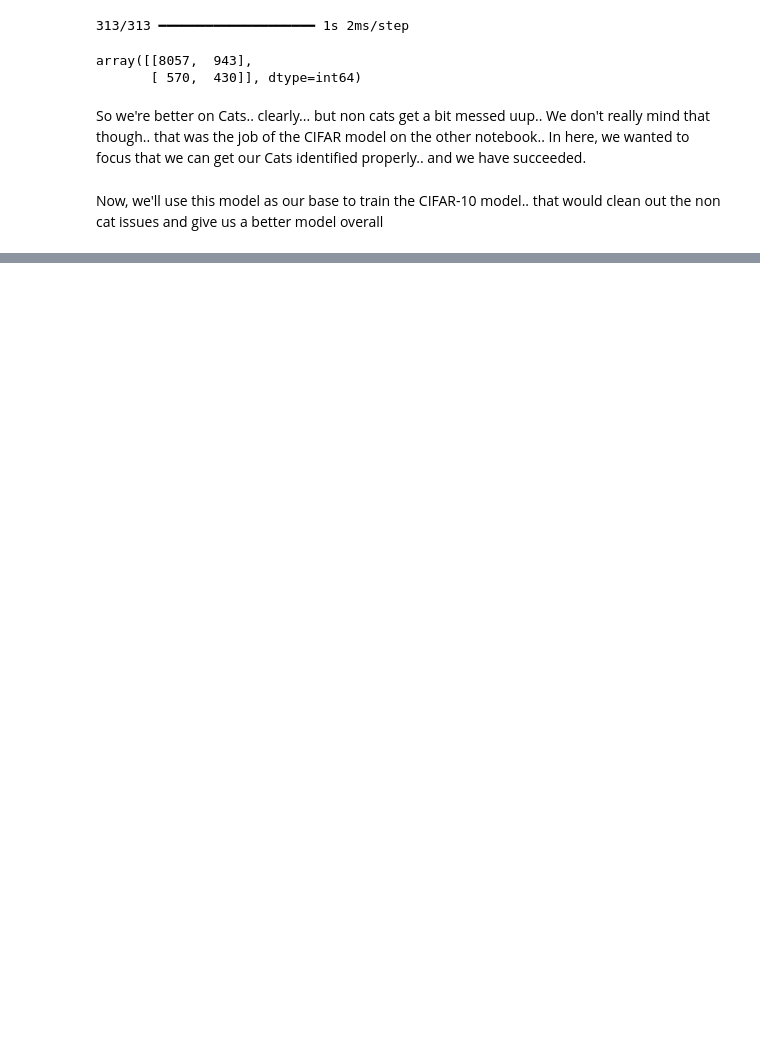
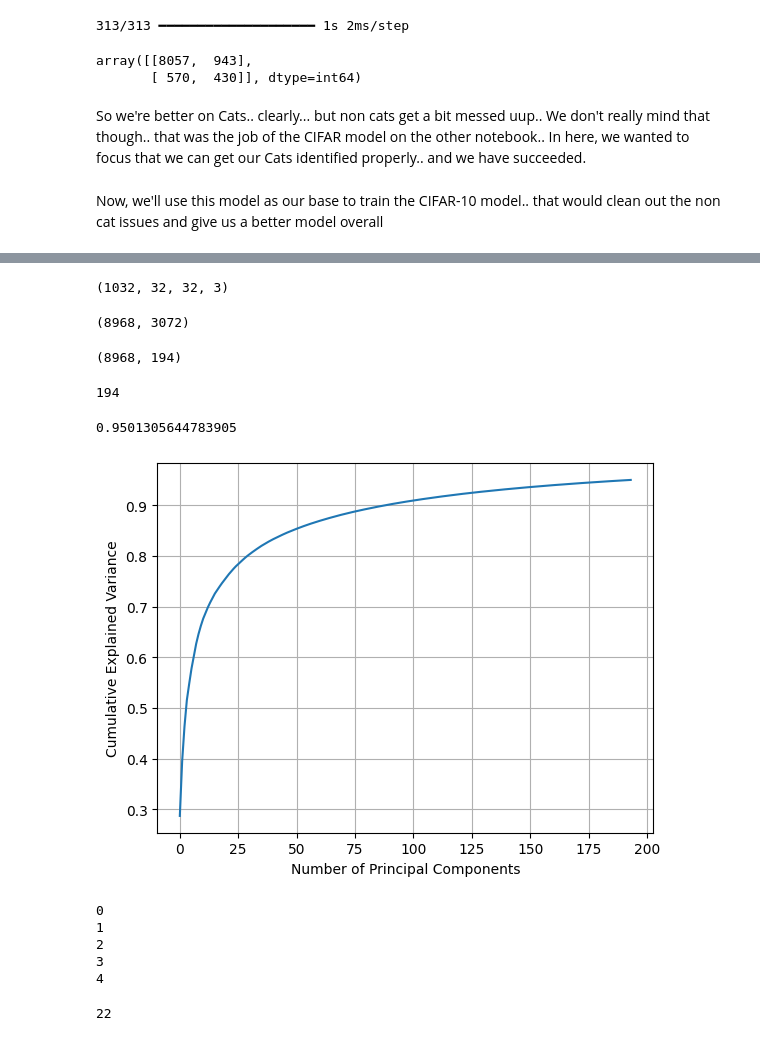
Before and after one commit to taif-ghazali/CIFAR10, a Jupyter notebook: Cat vs Non Cat.ipynb, the cells around one changed output, grey strips where cells are left out. Saved outputs shown, nothing was run; the diff lists cells and outputs as text; code cells hidden in the pictures; blank space fills up the shorter version.

```diff
--- a/Cat vs Non Cat.ipynb
+++ b/Cat vs Non Cat.ipynb
@@ -489,0 +467,47 @@ Now, we'll use this model as our base to train the CIFAR-10 model.. that would c
+# %%
+X_valid.shape
+# %% [output]
+(1032, 32, 32, 3)
+# %%
+X_flat = X_train_b.reshape(X_train_b.shape[0], -1)
+X_flat.shape
+# %% [output]
+(8968, 3072)
+# %%
+from sklearn.decomposition import PCA
+pca= PCA(n_components= 0.95)
+
+X_train_PCA= pca.fit_transform(X_flat)
+X_train_PCA.shape
+# %% [output]
+(8968, 194)
+# %%
+pca.n_components_
+# %% [output]
+194
+# %%
+pca.explained_variance_ratio_.sum()
+# %% [output]
+0.9501305644783905
+# %%
+import numpy as np
+import matplotlib.pyplot as plt
+
+cumulative_variance = np.cumsum(pca.explained_variance_ratio_)
+
+plt.plot(cumulative_variance)
+plt.xlabel("Number of Principal Components")
+plt.ylabel("Cumulative Explained Variance")
+plt.grid()
+plt.show()
+# %% [output]
+[figure, added]
+# %%
+for i in range (5):
+    print(i)
+# %% [output]
+0
+1
+2
+3
+4
@@ -489,0 +518,4 @@ Now, we'll use this model as our base to train the CIFAR-10 model.. that would c
+# %%
+int(90/4)
+# %% [output]
+22
```
Also changed, not shown: parts of 35 cells of this notebook, 4 other files.
